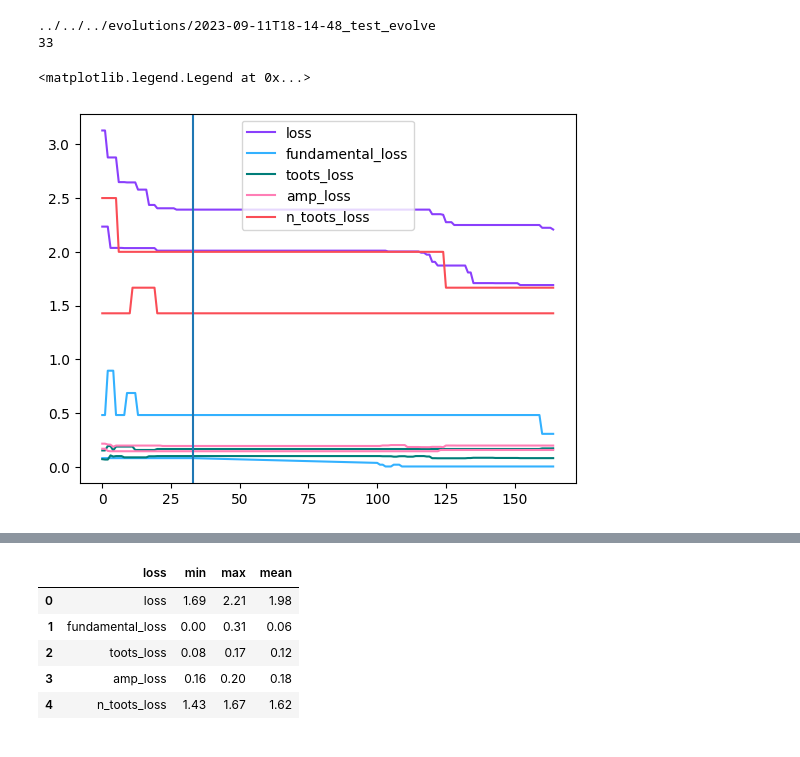
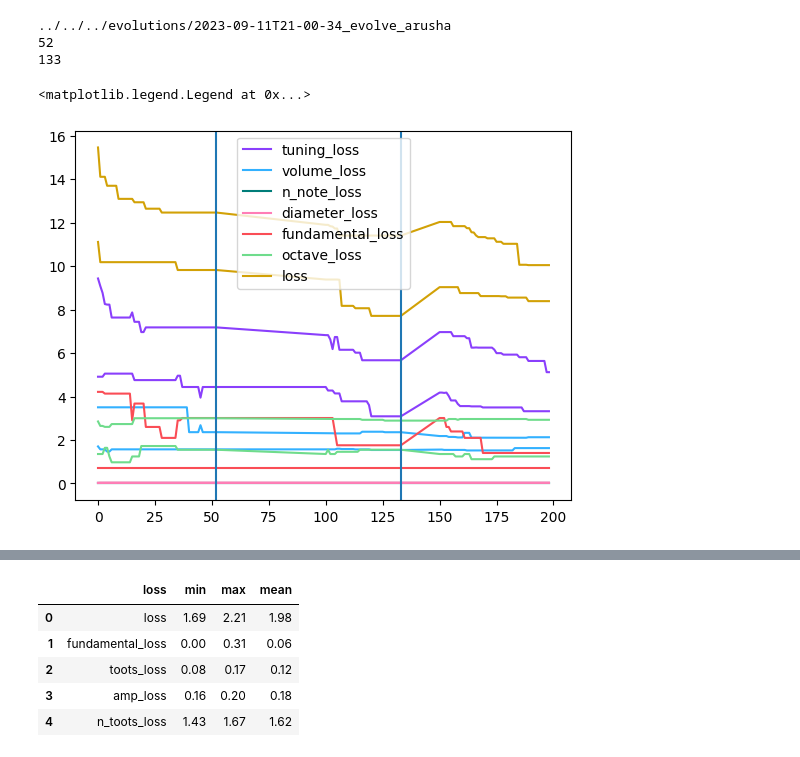
Before and after one commit to jnehring/didge-lab, a Jupyter notebook: src/experiments/first_evolution/Analyze Shape.ipynb, the cells around one changed output, grey strips where cells are left out. Saved outputs shown, nothing was run; the diff lists cells and outputs as text; code cells hidden in the pictures.

```diff
--- a/src/experiments/first_evolution/Analyze Shape.ipynb
+++ b/src/experiments/first_evolution/Analyze Shape.ipynb
@@ -9,35 +9,36 @@ from didgelab.calc.geo import Geo
 
 evolutions_folder="../../../evolutions/"
 subfolders = sorted(os.listdir(evolutions_folder))
 latestfolder = os.path.join(evolutions_folder, subfolders[-1])
 print(latestfolder)
 df = pd.read_csv(os.path.join(latestfolder, "losses.csv"))
 steps = []
 df = df.query("i_generation<i_generation.max()")
 df
 
 x = df.i_generation.unique()
 
 columns=list(df.columns)
-columns=columns[columns.index("loss"):]
-colors = ['#8a3ffc', '#33b1ff', '#007d79', '#ff7eb6', '#fa4d56', '#fff1f1', '#6fdc8c', '#4589ff', '#d12771', '#d2a106', '#08bdba', '#bae6ff', '#ba4e00', '#d4bbff']
+columns=columns[4:]
+colors = ['#8a3ffc', '#33b1ff', '#007d79', '#ff7eb6', '#fa4d56', '#6fdc8c',  '#d2a106', '#08bdba', '#bae6ff', '#ba4e00', '#d4bbff']
 for i in range(len(columns)):
     c = columns[i]
     ymin=df.groupby("i_generation")[c].min()
     plt.plot(x, ymin, label=c, color=colors[i])
     ymin=df.groupby("i_generation")[c].max()
     plt.plot(x, ymin, label="_" + c, color=colors[i])
 
 for step in df.step.unique()[0:-1]:
     f=df.query("step==@step").i_generation.max()
     plt.axvline(f)
     print(f)
 
 plt.legend()
 #for i_mutant in df.i_mutant.unique():
 #    plt.plot(x,df.query("i_mutant==@i_mutant").loss)
 # %% [output]
-../../../evolutions/2023-09-11T18-14-48_test_evolve
-33
+../../../evolutions/2023-09-11T21-00-34_evolve_arusha
+52
+133
 <matplotlib.legend.Legend at 0x...>
-[figure, old version]
+[figure, new version]
```
Also changed, not shown: parts of 5 cells of this notebook, 13 other files.
